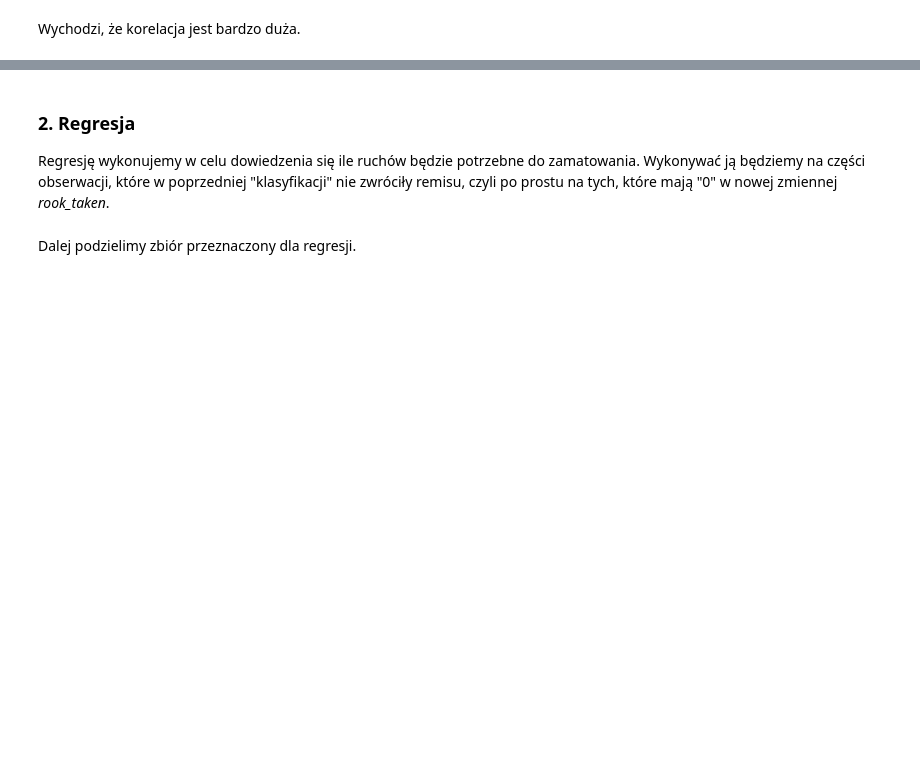
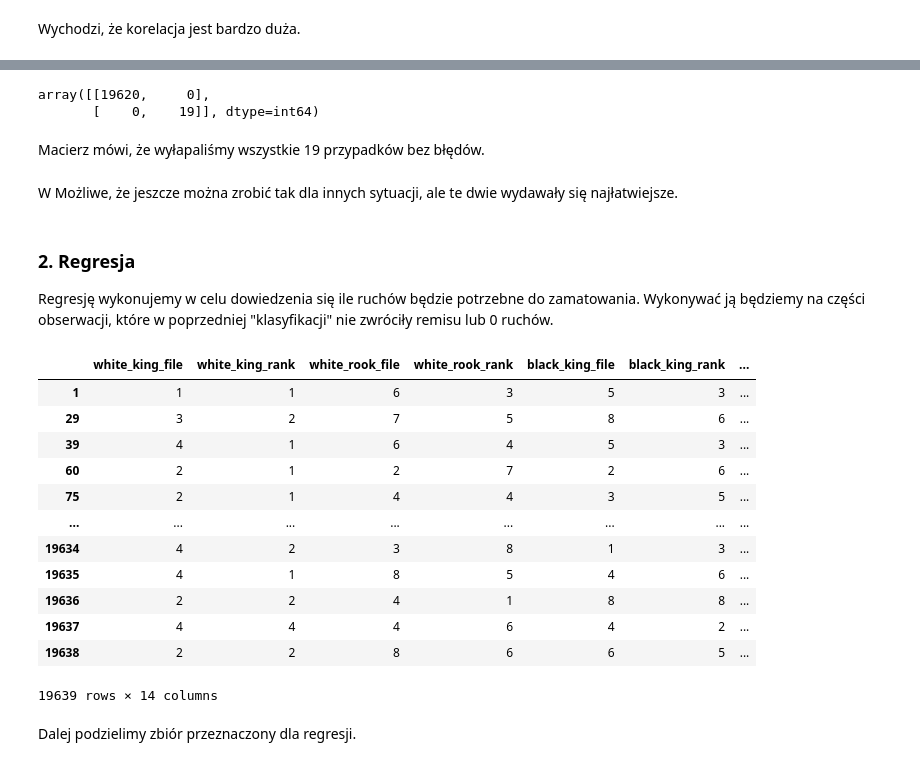
Before and after one commit to alexmal01/WUM_Proj1, a Jupyter notebook: WUMProj1Milestone2.ipynb, the cells around one changed output, grey strips where cells are left out. Drawn from its saved outputs; the diff is of its cells as text; code cells hidden in the pictures; blank space fills up the shorter version.

```diff
--- a/WUMProj1Milestone2.ipynb
+++ b/WUMProj1Milestone2.ipynb
@@ -71,4 +150,29 @@ Okazuje się, nowa zmienna dokładnie opisuję sytuacje i popełniła tylko 5 b
+# %%
+confusion_matrix(df.is_mated,df.result.apply(lambda x: 1 if x == 0 else 0))
+# %% [output]
+array([[19620,     0],
+       [    0,    19]], dtype=int64)
+# %% [markdown]
+Macierz mówi, że wyłapaliśmy wszystkie 19 przypadków bez błędów.
+# %% [markdown]
+W Możliwe, że jeszcze można zrobić tak dla innych sytuacji, ale te dwie wydawały się najłatwiejsze.
 # %% [markdown]
 ### 2. Regresja
-Regresję wykonujemy w celu dowiedzenia się ile ruchów będzie potrzebne do zamatowania. Wykonywać ją będziemy na części obserwacji, które w poprzedniej "klasyfikacji" nie zwróciły remisu, czyli po prostu na tych, które mają "0" w nowej zmiennej _rook_taken_.
+Regresję wykonujemy w celu dowiedzenia się ile ruchów będzie potrzebne do zamatowania. Wykonywać ją będziemy na części obserwacji, które w poprzedniej "klasyfikacji" nie zwróciły remisu lub 0 ruchów.
+# %%
+df.sort_values(by = ["is_draw","is_mated"], ascending= False)
+# %% [output]
+|  | white_king_file | white_king_rank | white_rook_file | white_rook_rank | black_king_file | black_king_rank | ... |
+| 1 | 1 | 1 | 6 | 3 | 5 | 3 | ... |
+| 29 | 3 | 2 | 7 | 5 | 8 | 6 | ... |
+| 39 | 4 | 1 | 6 | 4 | 5 | 3 | ... |
+| 60 | 2 | 1 | 2 | 7 | 2 | 6 | ... |
+| 75 | 2 | 1 | 4 | 4 | 3 | 5 | ... |
+| ... | ... | ... | ... | ... | ... | ... | ... |
+| 19634 | 4 | 2 | 3 | 8 | 1 | 3 | ... |
+| 19635 | 4 | 1 | 8 | 5 | 4 | 6 | ... |
+| 19636 | 2 | 2 | 4 | 1 | 8 | 8 | ... |
+| 19637 | 4 | 4 | 4 | 6 | 4 | 2 | ... |
+| 19638 | 2 | 2 | 8 | 6 | 6 | 5 | ... |
+19639 rows × 14 columns
 # %%
```
Also changed, not shown: parts of 38 cells of this notebook.
